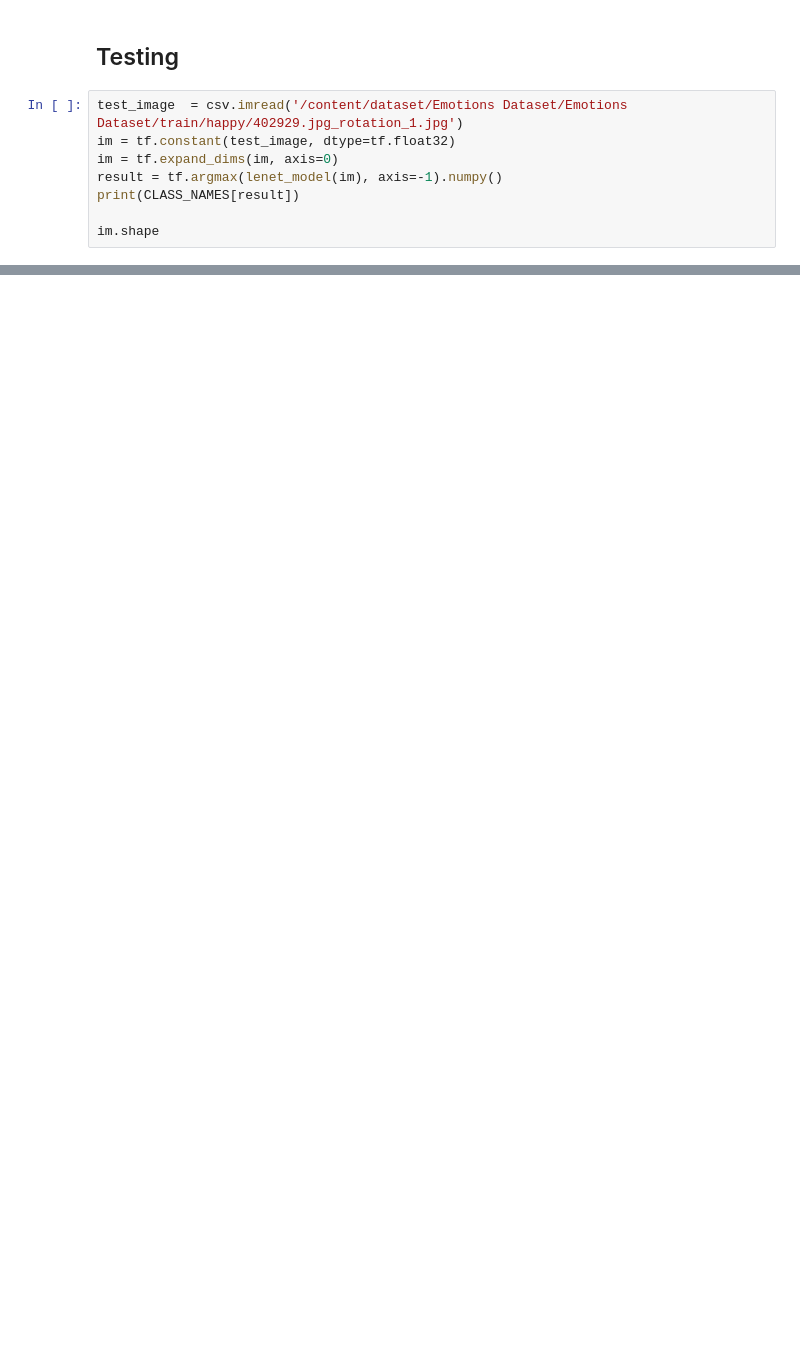
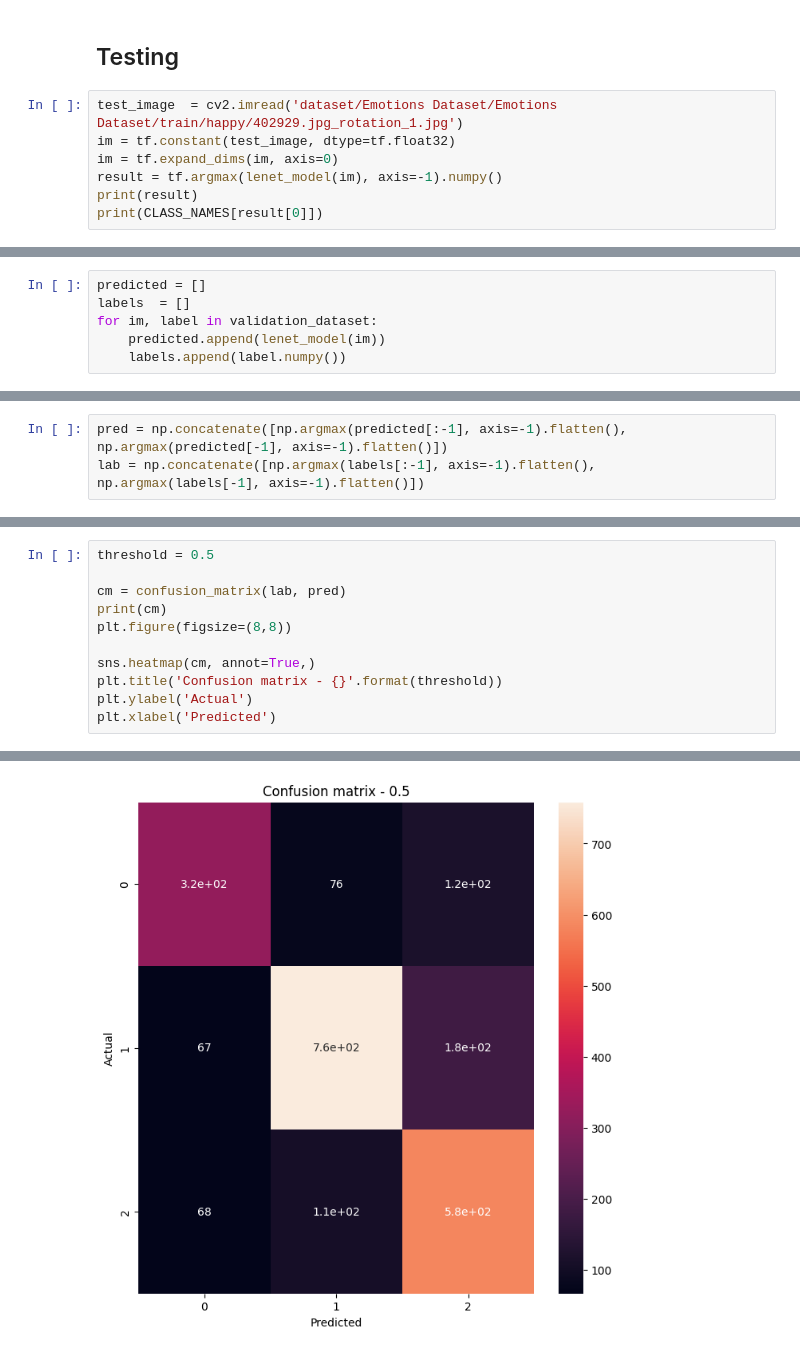
Before and after one commit to natek-1/emotion-detection, a Jupyter notebook: research/Human_Eotion_detection.ipynb, the cells around one changed output, grey strips where cells are left out. Cells and saved outputs as stored; diff of their text form; blank space fills up the shorter version.

```diff
--- a/research/Human_Eotion_detection.ipynb
+++ b/research/Human_Eotion_detection.ipynb
@@ -237,10 +315,9 @@ plt.show()
 # %% [markdown]
 ## Testing
 # %%
-test_image  = csv.imread('/content/dataset/Emotions Dataset/Emotions Dataset/train/happy/402929.jpg_rotation_1.jpg')
+test_image  = cv2.imread('dataset/Emotions Dataset/Emotions Dataset/train/happy/402929.jpg_rotation_1.jpg')
 im = tf.constant(test_image, dtype=tf.float32)
 im = tf.expand_dims(im, axis=0)
 result = tf.argmax(lenet_model(im), axis=-1).numpy()
-print(CLASS_NAMES[result])
-
-im.shape
+print(result)
+print(CLASS_NAMES[result[0]])
@@ -256,0 +342,6 @@ for image, labels in validation_dataset.take(1):
+# %%
+predicted = []
+labels  = []
+for im, label in validation_dataset:
+    predicted.append(lenet_model(im))
+    labels.append(label.numpy())
@@ -256,0 +354,3 @@ for image, labels in validation_dataset.take(1):
+# %%
+pred = np.concatenate([np.argmax(predicted[:-1], axis=-1).flatten(), np.argmax(predicted[-1], axis=-1).flatten()])
+lab = np.concatenate([np.argmax(labels[:-1], axis=-1).flatten(), np.argmax(labels[-1], axis=-1).flatten()])
@@ -256,0 +363,12 @@ for image, labels in validation_dataset.take(1):
+# %%
+threshold = 0.5
+
+cm = confusion_matrix(lab, pred)
+print(cm)
+plt.figure(figsize=(8,8))
+
+sns.heatmap(cm, annot=True,)
+plt.title('Confusion matrix - {}'.format(threshold))
+plt.ylabel('Actual')
+plt.xlabel('Predicted')
+# %% [output]
@@ -256,0 +379 @@ for image, labels in validation_dataset.take(1):
+[figure, added]
```
Also changed, not shown: parts of 30 cells of this notebook.
